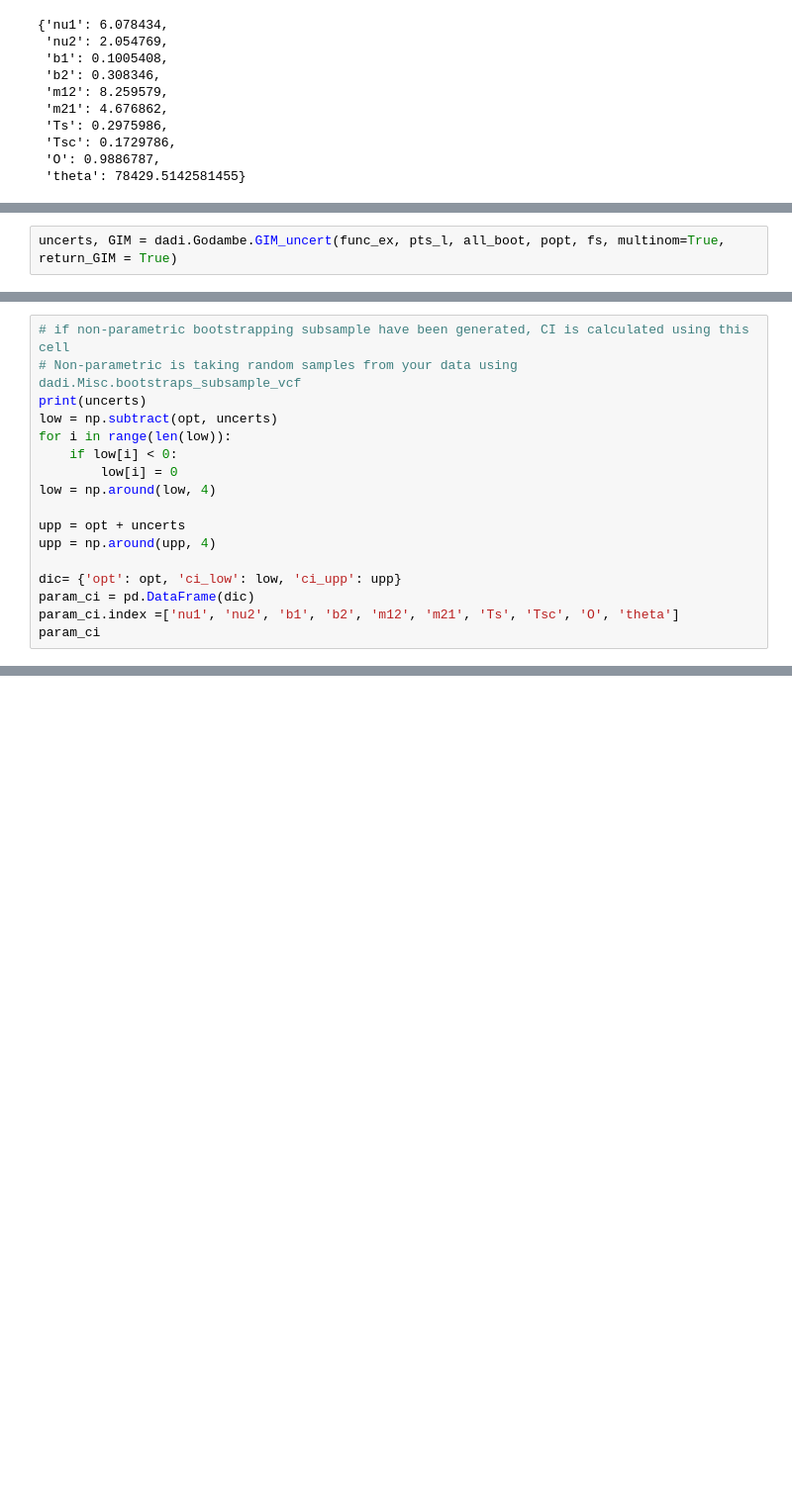
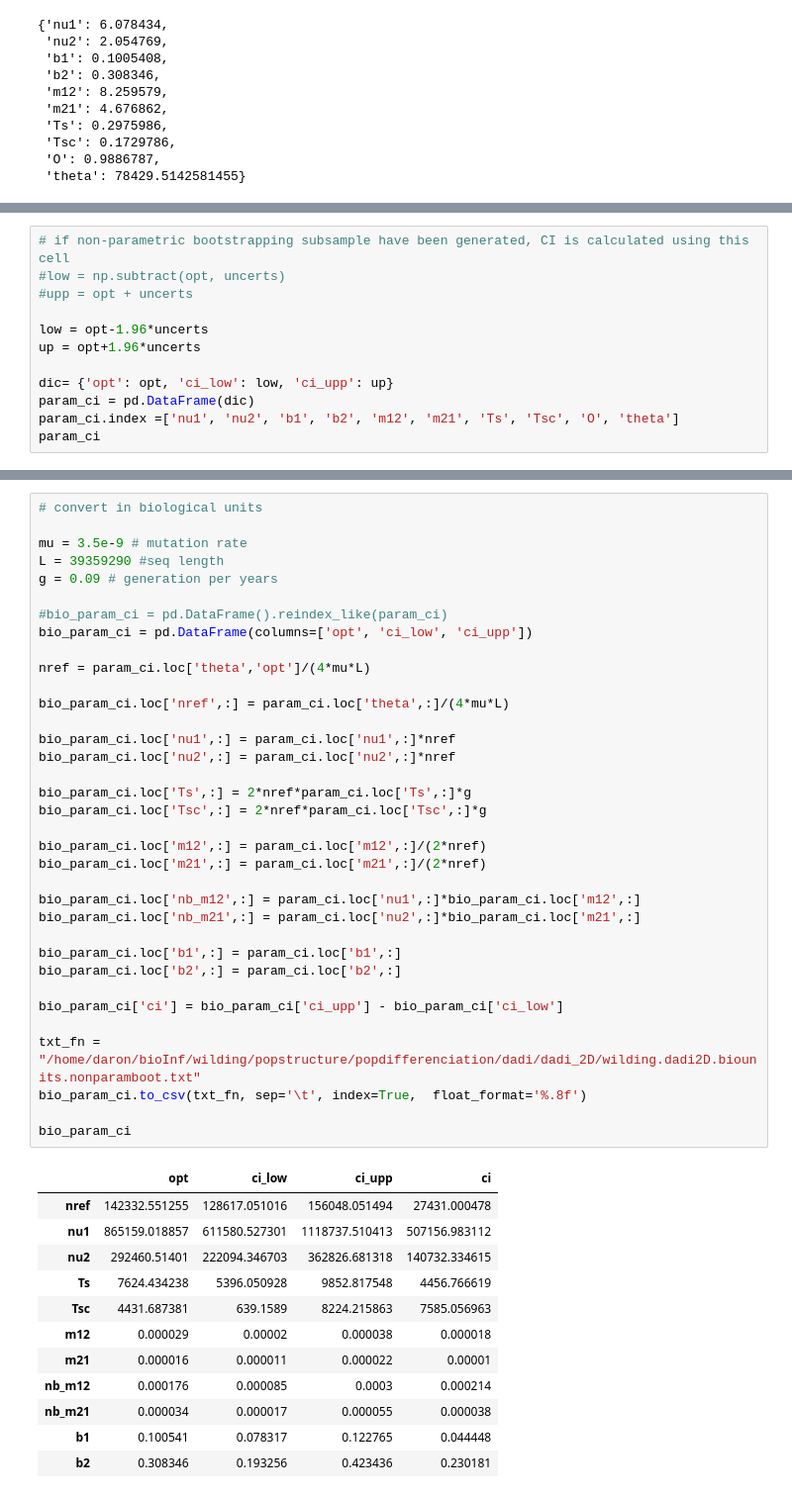
Before and after one commit to jdaron/wilding, a Jupyter notebook: analysis/popStructure/dadi_2D_bootstrap.ipynb, the cells around one changed output, grey strips where cells are left out. Shown at 99% size. Drawn from its saved outputs; the diff is of its cells as text; blank space fills up the shorter version.

```diff
--- a/analysis/popStructure/dadi_2D_bootstrap.ipynb
+++ b/analysis/popStructure/dadi_2D_bootstrap.ipynb
@@ -160,2 +289,0 @@ all_boot = [dadi.Spectrum.from_file('/home/daron/bioInf/wilding/popstructure/pop
-# %%
-uncerts, GIM = dadi.Godambe.GIM_uncert(func_ex, pts_l, all_boot, popt, fs, multinom=True, return_GIM = True)
@@ -164,17 +290,12 @@ ValueError: too many values to unpack (expected 2)
 # %%
 # if non-parametric bootstrapping subsample have been generated, CI is calculated using this cell
-# Non-parametric is taking random samples from your data using dadi.Misc.bootstraps_subsample_vcf
-print(uncerts)
-low = np.subtract(opt, uncerts)
-for i in range(len(low)):
-    if low[i] < 0:
-        low[i] = 0
-low = np.around(low, 4)
+#low = np.subtract(opt, uncerts)
+#upp = opt + uncerts
 
-upp = opt + uncerts
-upp = np.around(upp, 4)
+low = opt-1.96*uncerts
+up = opt+1.96*uncerts
 
-dic= {'opt': opt, 'ci_low': low, 'ci_upp': upp}
+dic= {'opt': opt, 'ci_low': low, 'ci_upp': up}
 param_ci = pd.DataFrame(dic)
 param_ci.index =['nu1', 'nu2', 'b1', 'b2', 'm12', 'm21', 'Ts', 'Tsc', 'O', 'theta']
 param_ci
@@ -196,3 +302,51 @@ param_ci
+# %%
+# convert in biological units
+
+mu = 3.5e-9 # mutation rate
+L = 39359290 #seq length
+g = 0.09 # generation per years
+
+#bio_param_ci = pd.DataFrame().reindex_like(param_ci)
+bio_param_ci = pd.DataFrame(columns=['opt', 'ci_low', 'ci_upp'])
+
+nref = param_ci.loc['theta','opt']/(4*mu*L)
+
+bio_param_ci.loc['nref',:] = param_ci.loc['theta',:]/(4*mu*L)
+
+bio_param_ci.loc['nu1',:] = param_ci.loc['nu1',:]*nref
+bio_param_ci.loc['nu2',:] = param_ci.loc['nu2',:]*nref
+
+bio_param_ci.loc['Ts',:] = 2*nref*param_ci.loc['Ts',:]*g
+bio_param_ci.loc['Tsc',:] = 2*nref*param_ci.loc['Tsc',:]*g
+
+bio_param_ci.loc['m12',:] = param_ci.loc['m12',:]/(2*nref)
+bio_param_ci.loc['m21',:] = param_ci.loc['m21',:]/(2*nref)
+
+bio_param_ci.loc['nb_m12',:] = param_ci.loc['nu1',:]*bio_param_ci.loc['m12',:]
+bio_param_ci.loc['nb_m21',:] = param_ci.loc['nu2',:]*bio_param_ci.loc['m21',:]
+
+bio_param_ci.loc['b1',:] = param_ci.loc['b1',:]
+bio_param_ci.loc['b2',:] = param_ci.loc['b2',:]
+
+bio_param_ci['ci'] = bio_param_ci['ci_upp'] - bio_param_ci['ci_low']
+
+txt_fn = "/home/daron/bioInf/wilding/popstructure/popdifferenciation/dadi/dadi_2D/wilding.dadi2D.biounits.nonparamboot.txt"
+bio_param_ci.to_csv(txt_fn, sep='\t', index=True,  float_format='%.8f')
+
+bio_param_ci
+# %% [output]
+|  | opt | ci_low | ci_upp | ci |
+| nref | 142332.551255 | 128617.051016 | 156048.051494 | 27431.000478 |
+| nu1 | 865159.018857 | 611580.527301 | 1118737.510413 | 507156.983112 |
+| nu2 | 292460.51401 | 222094.346703 | 362826.681318 | 140732.334615 |
+| Ts | 7624.434238 | 5396.050928 | 9852.817548 | 4456.766619 |
+| Tsc | 4431.687381 | 639.1589 | 8224.215863 | 7585.056963 |
+| m12 | 0.000029 | 0.00002 | 0.000038 | 0.000018 |
+| m21 | 0.000016 | 0.000011 | 0.000022 | 0.00001 |
+| nb_m12 | 0.000176 | 0.000085 | 0.0003 | 0.000214 |
+| nb_m21 | 0.000034 | 0.000017 | 0.000055 | 0.000038 |
+| b1 | 0.100541 | 0.078317 | 0.122765 | 0.044448 |
+| b2 | 0.308346 | 0.193256 | 0.423436 | 0.230181 |
 # %%
 # if parametric bootstrap have been generated, calculate CI using this cell
 # parametric bootstrapping is using the model to simulate bootstraps of the data, using dadi.Misc.bootstraps_from_dd_chunks
```
Also changed, not shown: parts of 9 cells of this notebook.
